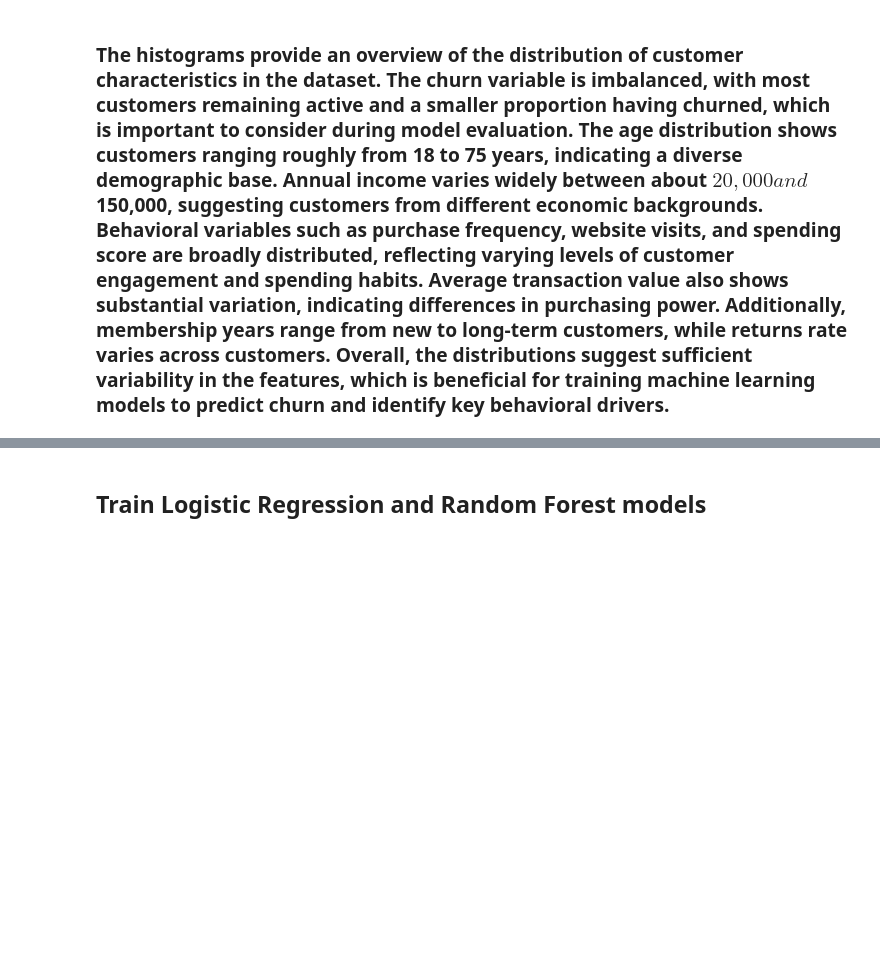
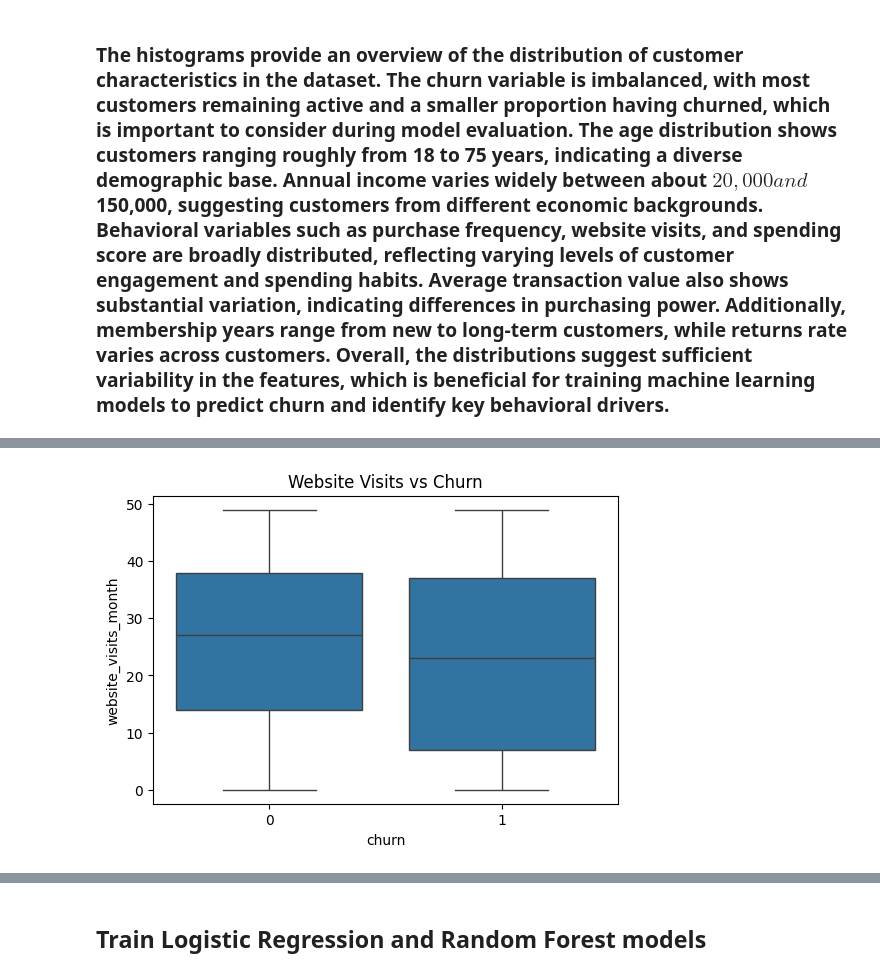
Before and after one commit to IdayatSanni/customerChurn, a Jupyter notebook: AI_Business_Midterm_Student.ipynb, the cells around one changed output, grey strips where cells are left out. Saved outputs shown, nothing was run; the diff lists cells and outputs as text; code cells hidden in the pictures; blank space fills up the shorter version.

```diff
--- a/AI_Business_Midterm_Student.ipynb
+++ b/AI_Business_Midterm_Student.ipynb
@@ -105,0 +133,8 @@ for col in columns:
+# %%
+# Website visits
+plt.figure(figsize=(6,4))
+sns.boxplot(x='churn', y='website_visits_month', data=df)
+plt.title("Website Visits vs Churn")
+plt.show()
+# %% [output]
+[figure, added]
```
Also changed, not shown: parts of 14 cells of this notebook.
